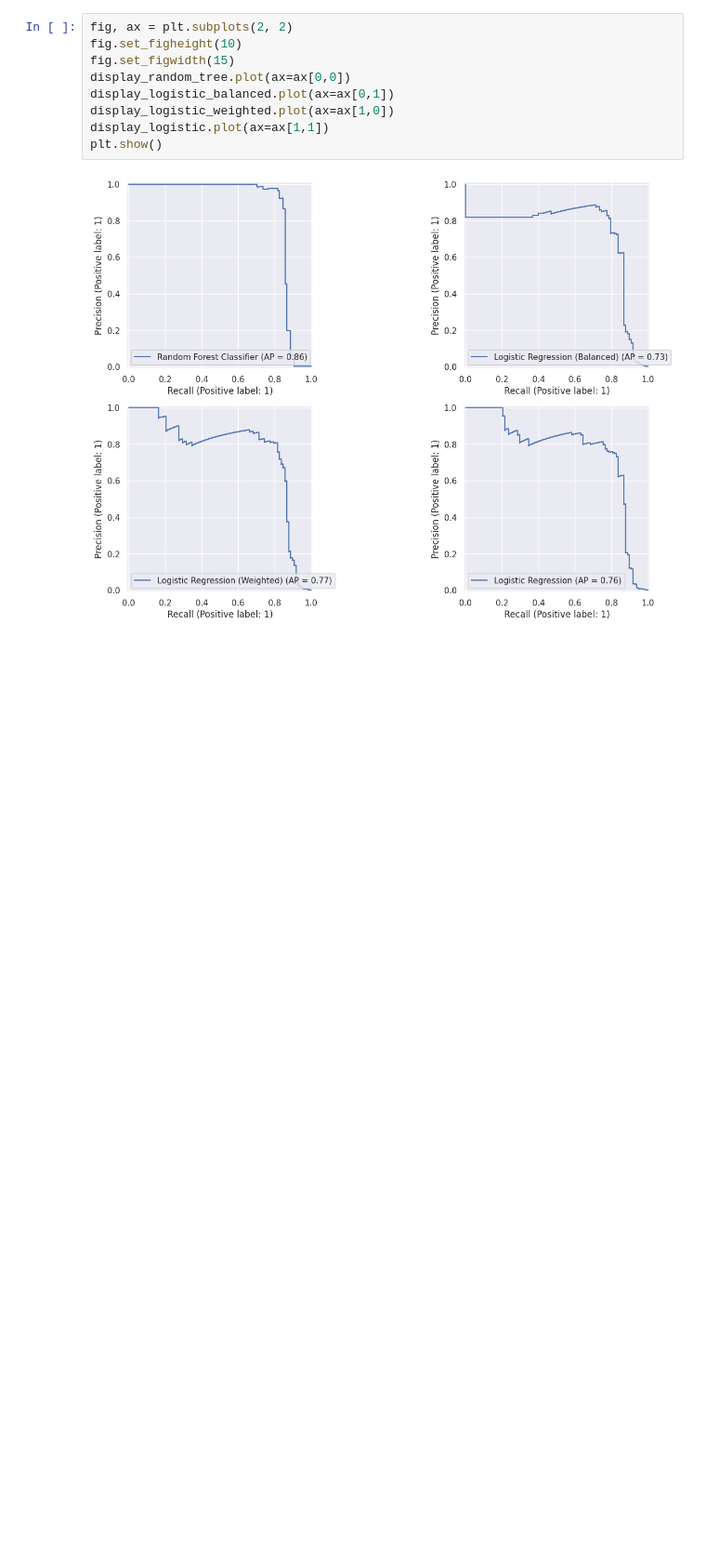
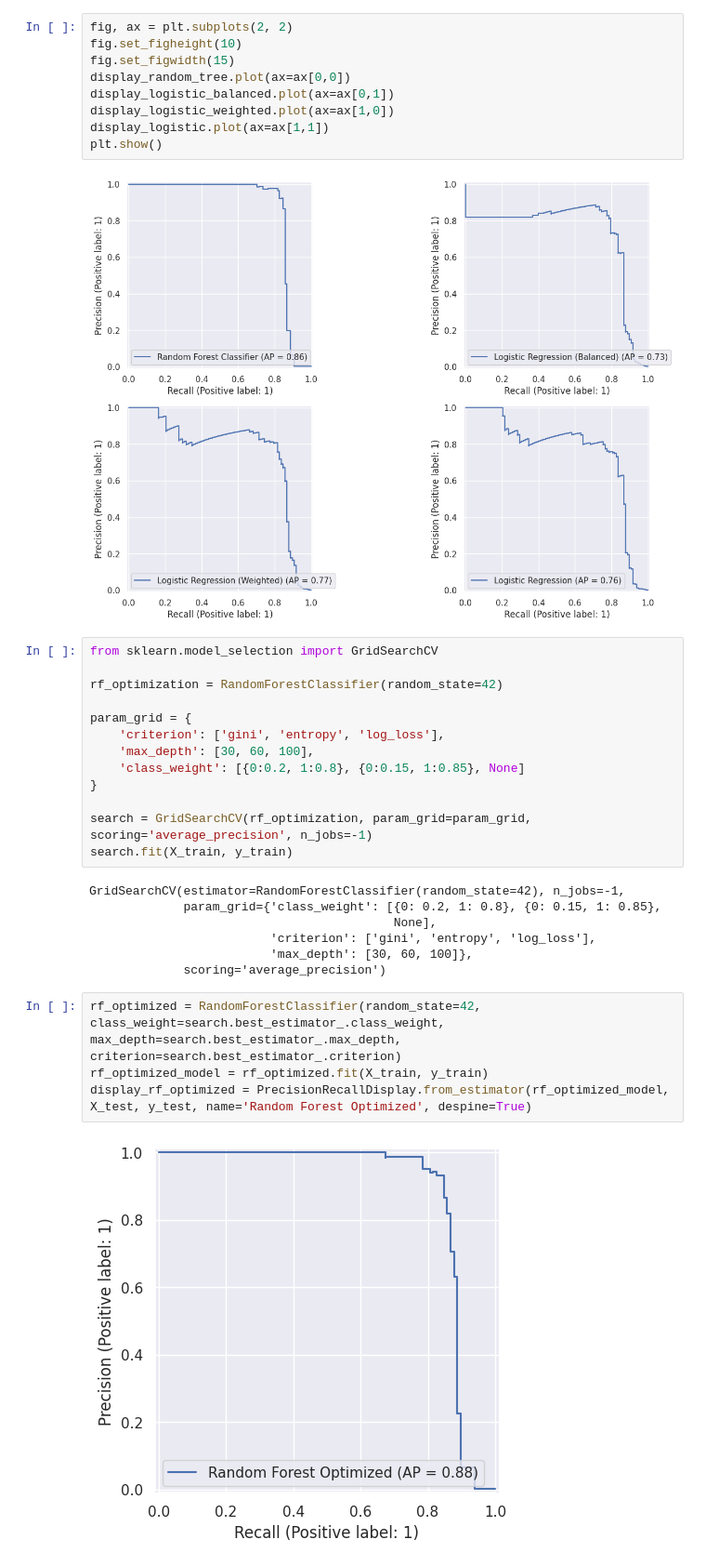
Before and after one commit to GustavoDeutsch/fraud_detection_learning, a Jupyter notebook: estudo.ipynb, the cells around one changed output. Shown: that part at 93% size. Cells and saved outputs as stored; diff of their text form; blank space fills up the shorter version.

Commit message:
grid search of some parameters

```diff
--- a/estudo.ipynb
+++ b/estudo.ipynb
@@ -170,3 +153,29 @@ display_logistic.plot(ax=ax[1,1])
 plt.show()
 # %% [output]
 [figure]
+# %%
+from sklearn.model_selection import GridSearchCV
+
+rf_optimization = RandomForestClassifier(random_state=42)
+
+param_grid = {
+    'criterion': ['gini', 'entropy', 'log_loss'],
+    'max_depth': [30, 60, 100],
+    'class_weight': [{0:0.2, 1:0.8}, {0:0.15, 1:0.85}, None]
+}
+
+search = GridSearchCV(rf_optimization, param_grid=param_grid, scoring='average_precision', n_jobs=-1)
+search.fit(X_train, y_train)
+# %% [output]
+GridSearchCV(estimator=RandomForestClassifier(random_state=42), n_jobs=-1,
+             param_grid={'class_weight': [{0: 0.2, 1: 0.8}, {0: 0.15, 1: 0.85},
+                                          None],
+                         'criterion': ['gini', 'entropy', 'log_loss'],
+                         'max_depth': [30, 60, 100]},
+             scoring='average_precision')
+# %%
+rf_optimized = RandomForestClassifier(random_state=42, class_weight=search.best_estimator_.class_weight, max_depth=search.best_estimator_.max_depth, criterion=search.best_estimator_.criterion)
+rf_optimized_model = rf_optimized.fit(X_train, y_train)
+display_rf_optimized = PrecisionRecallDisplay.from_estimator(rf_optimized_model, X_test, y_test, name='Random Forest Optimized', despine=True)
+# %% [output]
+[figure, added]
```
Also changed, not shown: parts of 6 cells of this notebook, 1 other file.
